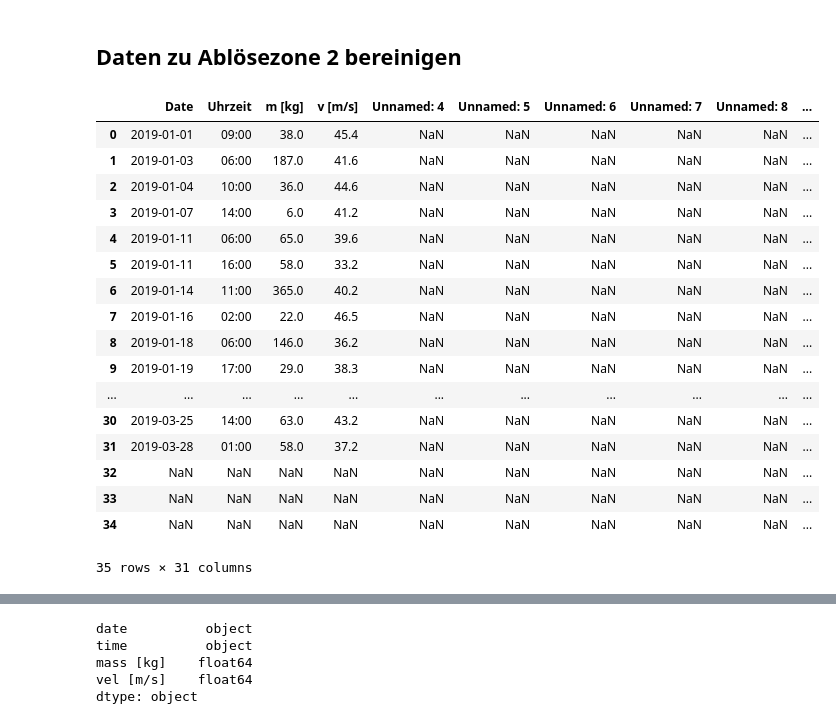
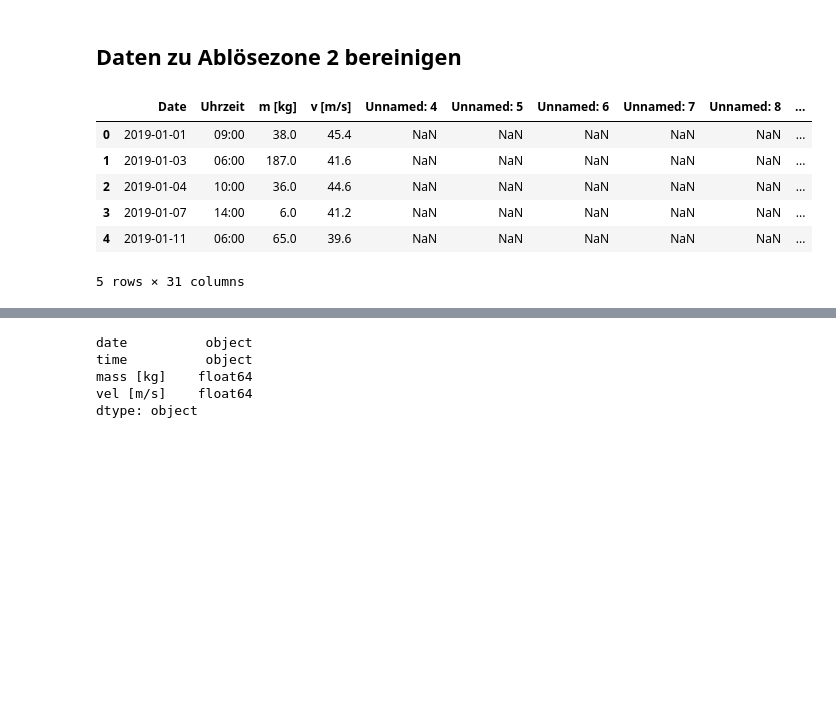
Before and after one commit to ChristianHeeb/cwm1_challenge, a Jupyter notebook: 01_notebook/notebook.ipynb, the cells around one changed output, grey strips where cells are left out. Cells and saved outputs as stored; diff of their text form; code cells hidden in the pictures; blank space fills up the shorter version.

```diff
--- a/01_notebook/notebook.ipynb
+++ b/01_notebook/notebook.ipynb
@@ -135,26 +129,15 @@ display(df_zone1)
 ## Daten zu Ablösezone 2 bereinigen
 # %%
 #explore dataset
-df_zone2
+df_zone2.head(5)
 # %% [output]
 |  | Date | Uhrzeit | m [kg] | v [m/s] | Unnamed: 4 | Unnamed: 5 | Unnamed: 6 | Unnamed: 7 | Unnamed: 8 | ... |
 | 0 | 2019-01-01 | 09:00 | 38.0 | 45.4 | NaN | NaN | NaN | NaN | NaN | ... |
 | 1 | 2019-01-03 | 06:00 | 187.0 | 41.6 | NaN | NaN | NaN | NaN | NaN | ... |
 | 2 | 2019-01-04 | 10:00 | 36.0 | 44.6 | NaN | NaN | NaN | NaN | NaN | ... |
 | 3 | 2019-01-07 | 14:00 | 6.0 | 41.2 | NaN | NaN | NaN | NaN | NaN | ... |
 | 4 | 2019-01-11 | 06:00 | 65.0 | 39.6 | NaN | NaN | NaN | NaN | NaN | ... |
-| 5 | 2019-01-11 | 16:00 | 58.0 | 33.2 | NaN | NaN | NaN | NaN | NaN | ... |
-| 6 | 2019-01-14 | 11:00 | 365.0 | 40.2 | NaN | NaN | NaN | NaN | NaN | ... |
-| 7 | 2019-01-16 | 02:00 | 22.0 | 46.5 | NaN | NaN | NaN | NaN | NaN | ... |
-| 8 | 2019-01-18 | 06:00 | 146.0 | 36.2 | NaN | NaN | NaN | NaN | NaN | ... |
-| 9 | 2019-01-19 | 17:00 | 29.0 | 38.3 | NaN | NaN | NaN | NaN | NaN | ... |
-| ... | ... | ... | ... | ... | ... | ... | ... | ... | ... | ... |
-| 30 | 2019-03-25 | 14:00 | 63.0 | 43.2 | NaN | NaN | NaN | NaN | NaN | ... |
-| 31 | 2019-03-28 | 01:00 | 58.0 | 37.2 | NaN | NaN | NaN | NaN | NaN | ... |
-| 32 | NaN | NaN | NaN | NaN | NaN | NaN | NaN | NaN | NaN | ... |
-| 33 | NaN | NaN | NaN | NaN | NaN | NaN | NaN | NaN | NaN | ... |
-| 34 | NaN | NaN | NaN | NaN | NaN | NaN | NaN | NaN | NaN | ... |
-35 rows × 31 columns
+5 rows × 31 columns
 # %%
 #rename columns
 df_zone2 = df_zone2.rename(columns={"Date": "date", "Uhrzeit": "time", "m [kg]": "mass [kg]", "v [m/s]": "vel [m/s]"})
```
Also changed, not shown: parts of 9 cells of this notebook.
